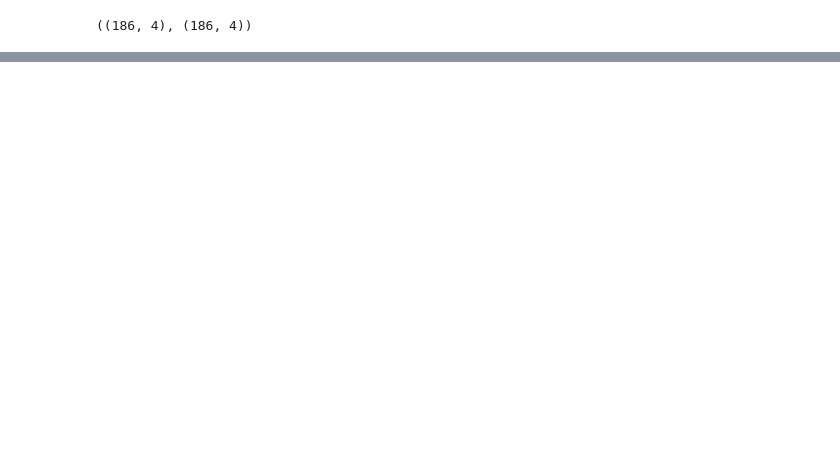
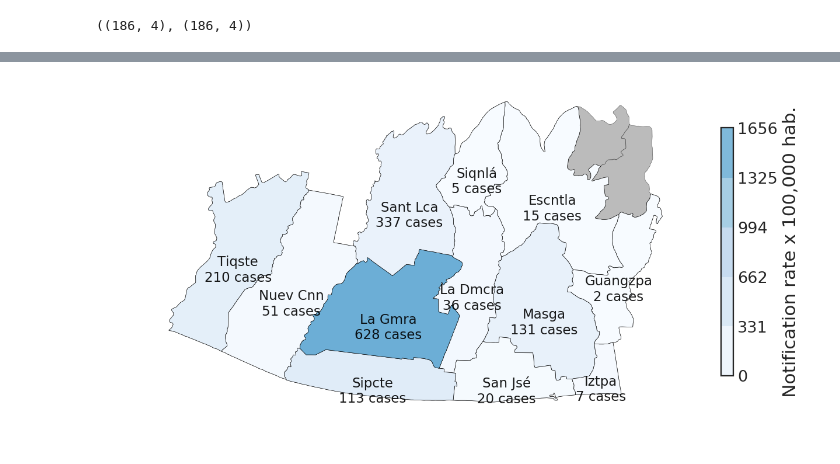
Before and after one commit to Guitlle/gf, a Jupyter notebook: outcome_measurement/malaria/gtm/GTM - Malaria data reporting.ipynb, the cells around one changed output, grey strips where cells are left out. Cells and saved outputs as stored; diff of their text form; code cells hidden in the pictures; blank space fills up the shorter version.

```diff
--- a/outcome_measurement/malaria/gtm/GTM - Malaria data reporting.ipynb
+++ b/outcome_measurement/malaria/gtm/GTM - Malaria data reporting.ipynb
@@ -175,0 +272,2 @@ def mapGT(data_, chlor_col, scatter_col = None, labelChlor = None, labelScatter
+# %%
+n2018_esc = notifs[(notifs["Año"]==2018) & (notifs.deptocode==5)].groupby(["DISTRITO"]).apply(len)
@@ -175,0 +311,45 @@ def mapGT(data_, chlor_col, scatter_col = None, labelChlor = None, labelScatter
+# %%
+def abbreviate(i):
+    """ Makes an abbreviation of a string
+
+    """
+    return i[0:3] + i[3:-1].replace("a", "").replace("e", "").replace("i", "").replace("o", "").replace("u", "")[0:4] \
+                + i[-1]
+hf.abbreviate = abbreviate
+# %%
+mlp.rcParams["figure.figsize"] = (10,5)
+mlp.rcParams["figure.dpi"] = 150
+
+ax = plt.axes()
+data.munisGTshp\
+    [(data.munisGTshp.COD_DEPT__ == "05")]\
+.plot(edgecolor="#000000aa", color="#bbbbbb", linewidth=0.25, ax=ax)
+mergeData = data.munisGTshp.merge(n2018_esc.assign(municode = lambda x: x.index.astype(str)),
+                                       left_on= "COD_MUNI__", right_on="municode", how="right")
+vmax = mergeData["notrate"].max()
+mergeData.plot("notrate", legend=False, linewidth=0.3, edgecolor="black", cmap = "Blues", ax = ax, vmax = vmax*2)
+plt.axis("off")
+#for i, muni in data.munisGTshp.merge(temp,
+#                         left_on = "COD_MUNI__", right_on = "municode", how = "right" )\
+#            .iterrows():
+#    plt.scatter(muni.geometry.centroid.x, muni.geometry.centroid.y,
+#                muni["N"]*20, c = "red", alpha=0.6, linewidths=1.5, edgecolors="black")
+
+for i, muni in mergeData.iterrows():
+    plt.text(muni.geometry.centroid.x, muni.geometry.centroid.y-0.05, # (depto.geometry.bounds[3]+1.5*depto.geometry.centroid.y)/2.5,
+                 abbreviate(muni.NOMBRE__) + "\n" + str(muni.cases) + " cases", color="black",
+                 horizontalalignment='center', alpha=0.9, fontsize=11)
+#plt.scatter([], [], c='red', alpha=0.6, s=200, linewidths=1.5, edgecolors="black",
+#        label = "Voluntary Collaborators")
+#plt.legend(scatterpoints=1, bbox_to_anchor=(1,0))
+
+cmap = plt.get_cmap('Blues')
+norm = mlp.colors.Normalize(vmin=0,vmax=vmax*2)
+sm = plt.cm.ScalarMappable(cmap=cmap, norm=norm)
+sm.set_array([])
+cbar = plt.colorbar(sm, shrink = 0.75, boundaries = np.linspace(0,vmax,6)) #, ticks=np.linspace(0,vmax,10))
+cbar.set_label("Notification rate x 100,000 hab.")
+
+# https://jakevdp.github.io/PythonDataScienceHandbook/04.06-customizing-legends.html
+# %% [output]
+[figure, added]
```
Also changed, not shown: parts of 22 cells of this notebook.
